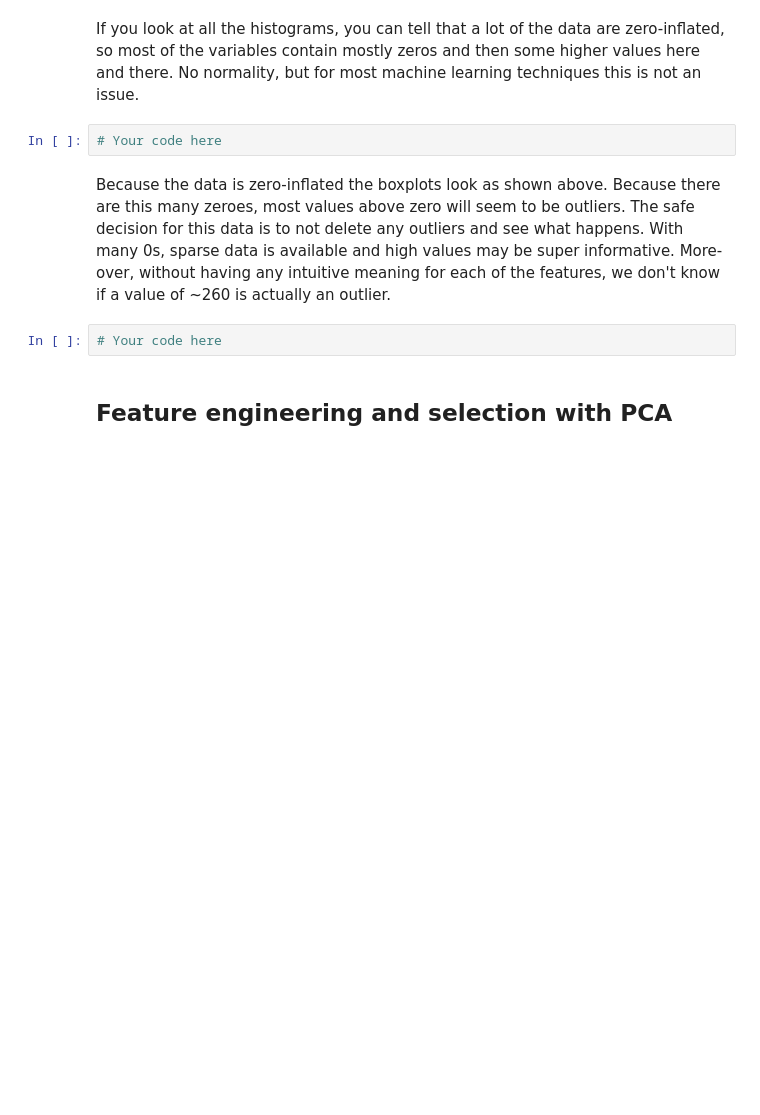
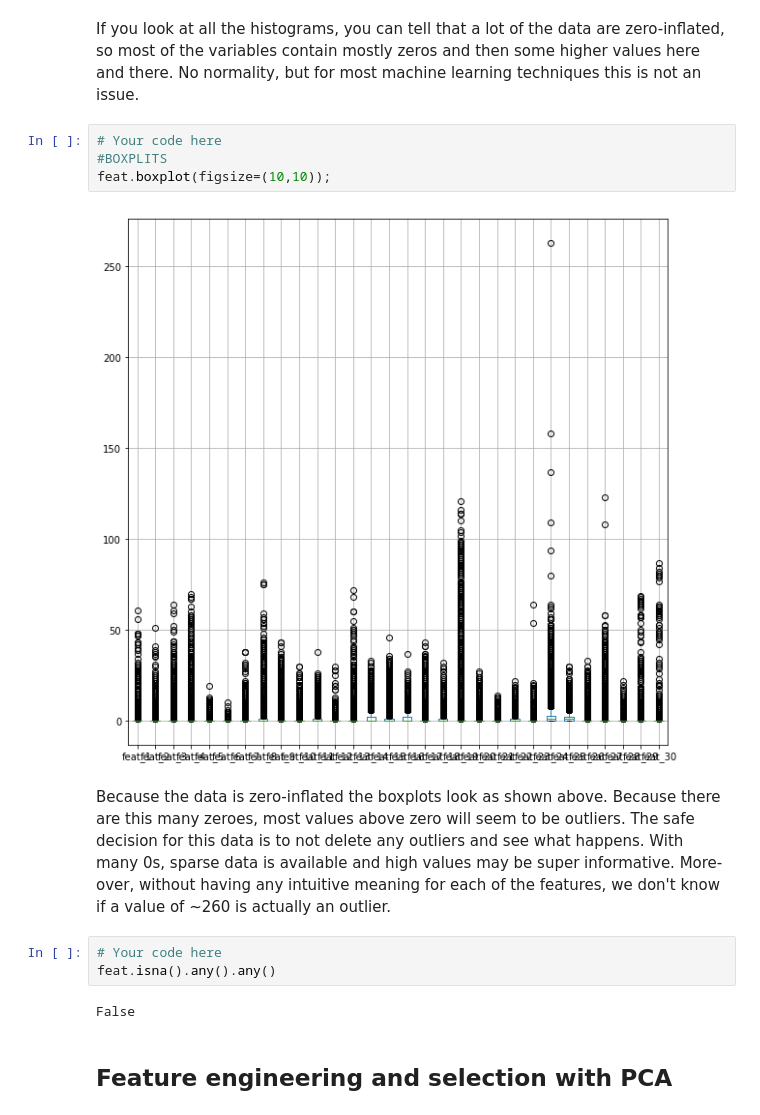
Before and after one commit to znob/dsc-3-36-03-comparing-machine-learning-techniques-using-pipelines-lab-nyc-career-ds-102218, a Jupyter notebook: index.ipynb, the cells around one changed output. Drawn from its saved outputs; the diff is of its cells as text; blank space fills up the shorter version.

```diff
--- a/index.ipynb
+++ b/index.ipynb
@@ -58,10 +113,17 @@ Things to do here:
 If you look at all the histograms, you can tell that a lot of the data are zero-inflated, so most of the variables contain mostly zeros and then some higher values here and there. No normality, but for most machine learning techniques this is not an issue.
 # %%
 # Your code here
+#BOXPLITS
+feat.boxplot(figsize=(10,10));
+# %% [output]
+[figure, added]
 # %% [markdown]
 Because the data is zero-inflated the boxplots look as shown above. Because there are this many zeroes, most values above zero will seem to be outliers. The safe decision for this data is to not delete any outliers and see what happens. With many 0s, sparse data is available and high values may be super informative. More-over, without having any intuitive meaning for each of the features, we don't know if a value of ~260 is actually an outlier.
 # %%
 # Your code here
+feat.isna().any().any()
+# %% [output]
+False
 # %% [markdown]
 ## Feature engineering and selection with PCA
 # %% [markdown]
```
Also changed, not shown: parts of 16 cells of this notebook.
